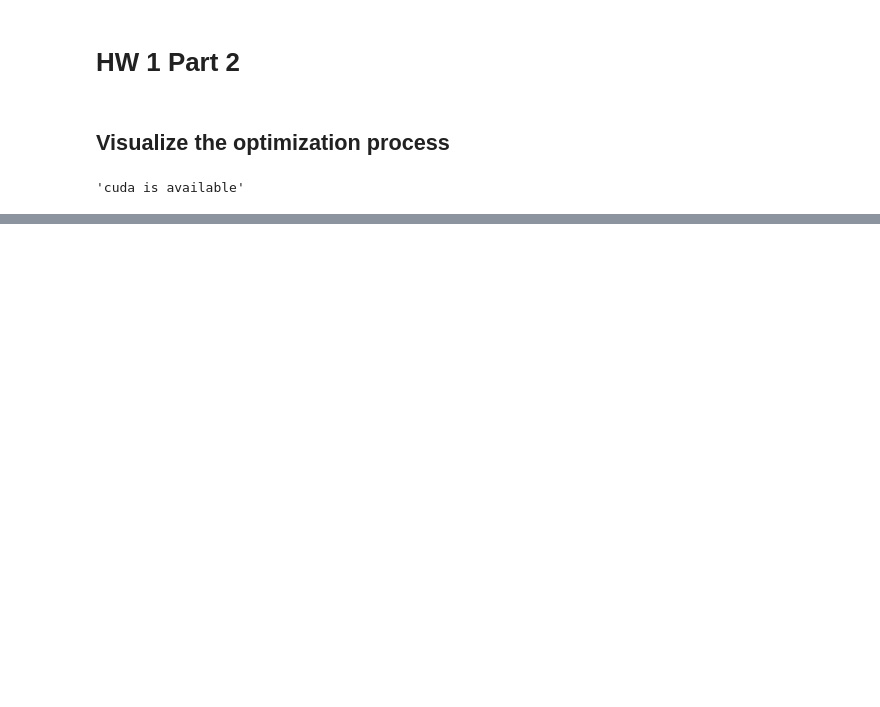
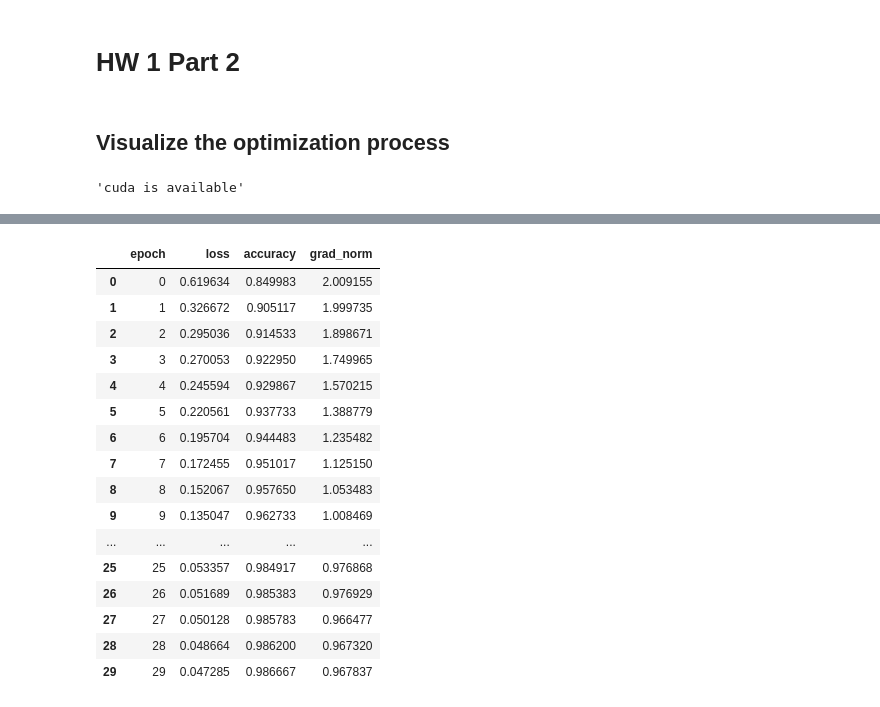
Before and after one commit to packdl/my-pytorch-learn-repo, a Jupyter notebook: homework-part2.ipynb, the cells around one changed output, grey strips where cells are left out. Drawn from its saved outputs; the diff is of its cells as text; code cells hidden in the pictures; blank space fills up the shorter version.

```diff
--- a/homework-part2.ipynb
+++ b/homework-part2.ipynb
@@ -211,0 +259,20 @@ array([<Axes: xlabel='epoch'>, <Axes: xlabel='epoch'>], dtype=object)
+# %%
+df
+# %% [output]
+|  | epoch | loss | accuracy | grad_norm |
+| 0 | 0 | 0.619634 | 0.849983 | 2.009155 |
+| 1 | 1 | 0.326672 | 0.905117 | 1.999735 |
+| 2 | 2 | 0.295036 | 0.914533 | 1.898671 |
+| 3 | 3 | 0.270053 | 0.922950 | 1.749965 |
+| 4 | 4 | 0.245594 | 0.929867 | 1.570215 |
+| 5 | 5 | 0.220561 | 0.937733 | 1.388779 |
+| 6 | 6 | 0.195704 | 0.944483 | 1.235482 |
+| 7 | 7 | 0.172455 | 0.951017 | 1.125150 |
+| 8 | 8 | 0.152067 | 0.957650 | 1.053483 |
+| 9 | 9 | 0.135047 | 0.962733 | 1.008469 |
+| ... | ... | ... | ... | ... |
+| 25 | 25 | 0.053357 | 0.984917 | 0.976868 |
+| 26 | 26 | 0.051689 | 0.985383 | 0.976929 |
+| 27 | 27 | 0.050128 | 0.985783 | 0.966477 |
+| 28 | 28 | 0.048664 | 0.986200 | 0.967320 |
+| 29 | 29 | 0.047285 | 0.986667 | 0.967837 |
```
Also changed, not shown: parts of 8 cells of this notebook, 2 other files.
